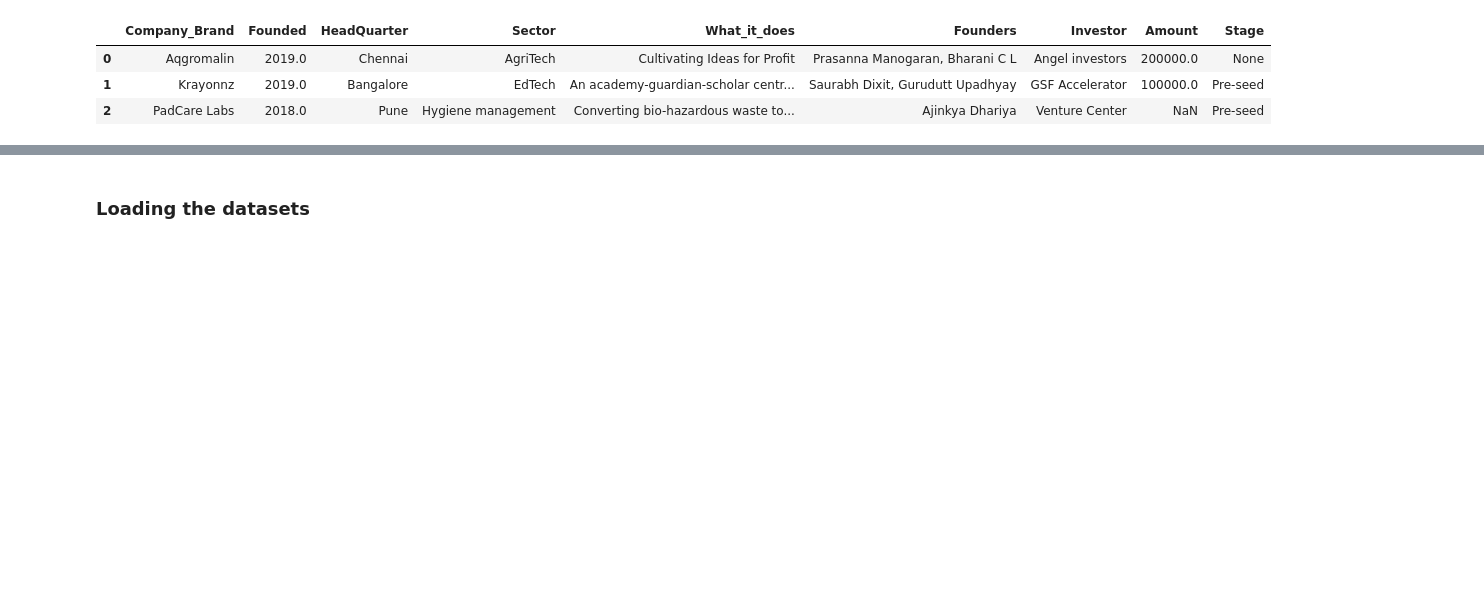
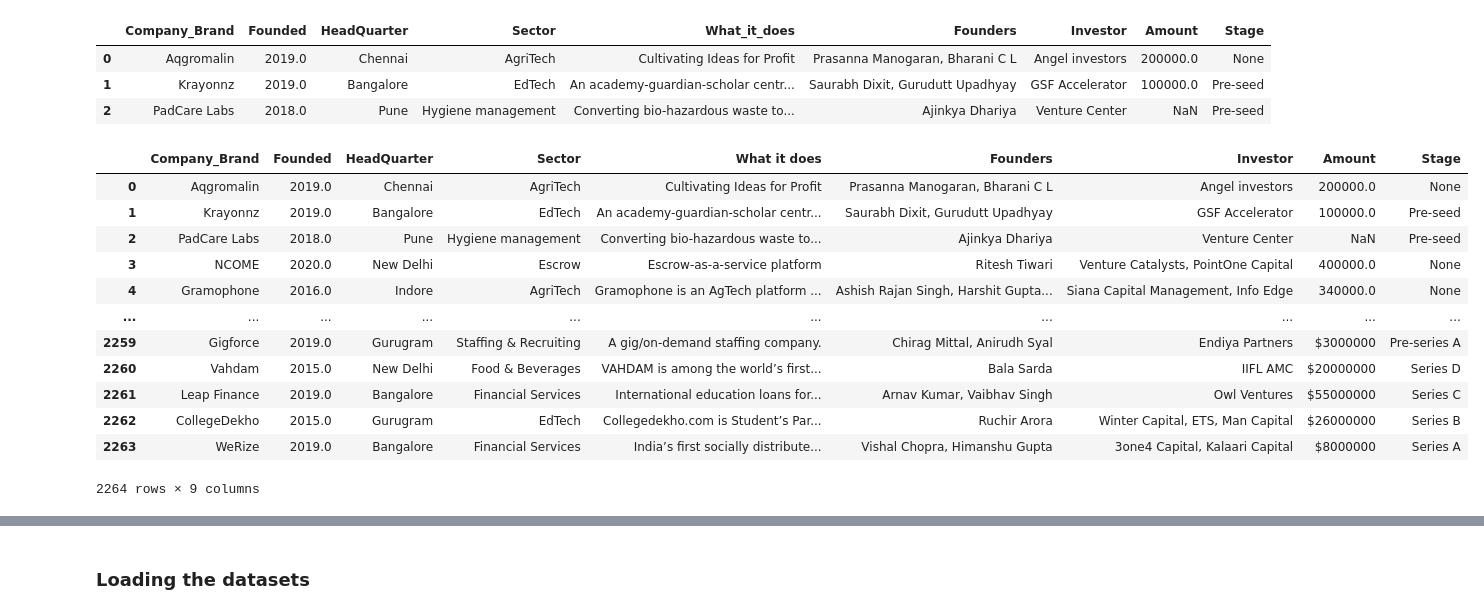
Before and after one commit to parockson/analysis-into-indian-startup-ecosystem, a Jupyter notebook: indian_start_up_funding_ecosystem.ipynb, the cells around one changed output, grey strips where cells are left out. Drawn from its saved outputs; the diff is of its cells as text; code cells hidden in the pictures; blank space fills up the shorter version.

```diff
--- a/indian_start_up_funding_ecosystem.ipynb
+++ b/indian_start_up_funding_ecosystem.ipynb
@@ -503,3 +490,21 @@ merged_table.head(3)
 | 0 | Aqgromalin | 2019.0 | Chennai | AgriTech | Cultivating Ideas for Profit | Prasanna Manogaran, Bharani C L | Angel investors | 200000.0 | None |
 | 1 | Krayonnz | 2019.0 | Bangalore | EdTech | An academy-guardian-scholar centr... | Saurabh Dixit, Gurudutt Upadhyay | GSF Accelerator | 100000.0 | Pre-seed |
 | 2 | PadCare Labs | 2018.0 | Pune | Hygiene management | Converting bio-hazardous waste to... | Ajinkya Dhariya | Venture Center | NaN | Pre-seed |
+# %%
+#renaming What_it_does to What it does
+merged_table.rename(columns={'What_it_does':'What it does'}, inplace= True)
+merged_table
+# %% [output]
+|  | Company_Brand | Founded | HeadQuarter | Sector | What it does | Founders | Investor | Amount | Stage |
+| 0 | Aqgromalin | 2019.0 | Chennai | AgriTech | Cultivating Ideas for Profit | Prasanna Manogaran, Bharani C L | Angel investors | 200000.0 | None |
+| 1 | Krayonnz | 2019.0 | Bangalore | EdTech | An academy-guardian-scholar centr... | Saurabh Dixit, Gurudutt Upadhyay | GSF Accelerator | 100000.0 | Pre-seed |
+| 2 | PadCare Labs | 2018.0 | Pune | Hygiene management | Converting bio-hazardous waste to... | Ajinkya Dhariya | Venture Center | NaN | Pre-seed |
+| 3 | NCOME | 2020.0 | New Delhi | Escrow | Escrow-as-a-service platform | Ritesh Tiwari | Venture Catalysts, PointOne Capital | 400000.0 | None |
+| 4 | Gramophone | 2016.0 | Indore | AgriTech | Gramophone is an AgTech platform ... | Ashish Rajan Singh, Harshit Gupta... | Siana Capital Management, Info Edge | 340000.0 | None |
+| ... | ... | ... | ... | ... | ... | ... | ... | ... | ... |
+| 2259 | Gigforce | 2019.0 | Gurugram | Staffing & Recruiting | A gig/on-demand staffing company. | Chirag Mittal, Anirudh Syal | Endiya Partners | $3000000 | Pre-series A |
+| 2260 | Vahdam | 2015.0 | New Delhi | Food & Beverages | VAHDAM is among the world’s first... | Bala Sarda | IIFL AMC | $20000000 | Series D |
+| 2261 | Leap Finance | 2019.0 | Bangalore | Financial Services | International education loans for... | Arnav Kumar, Vaibhav Singh | Owl Ventures | $55000000 | Series C |
+| 2262 | CollegeDekho | 2015.0 | Gurugram | EdTech | Collegedekho.com is Student’s Par... | Ruchir Arora | Winter Capital, ETS, Man Capital | $26000000 | Series B |
+| 2263 | WeRize | 2019.0 | Bangalore | Financial Services | India’s first socially distribute... | Vishal Chopra, Himanshu Gupta | 3one4 Capital, Kalaari Capital | $8000000 | Series A |
+2264 rows × 9 columns
```
Also changed, not shown: parts of 44 cells of this notebook.
